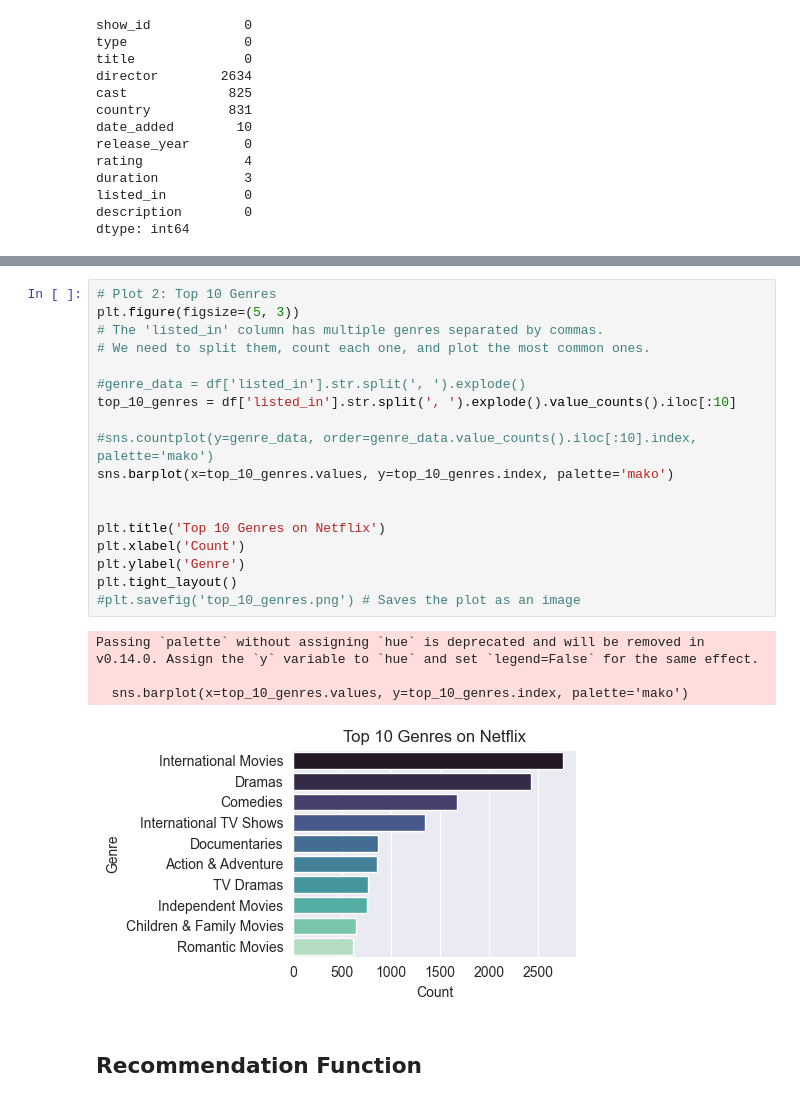
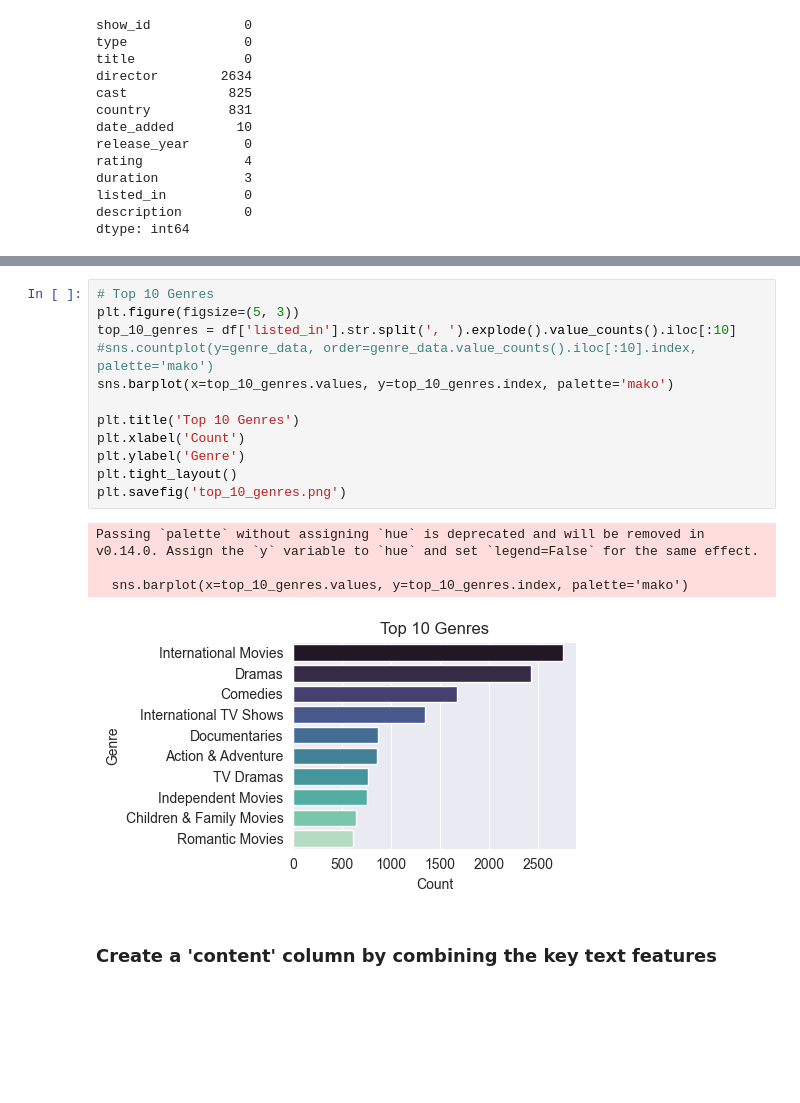
Before and after one commit to nickpucci-ops/MovieTVShowRecommendor, a Jupyter notebook: data_analysis.ipynb, the cells around one changed output, grey strips where cells are left out. Saved outputs shown, nothing was run; the diff lists cells and outputs as text; blank space fills up the shorter version.

Commit message:
Uploading latest notebook, cleaner +visuals

```diff
--- a/data_analysis.ipynb
+++ b/data_analysis.ipynb
@@ -111,27 +68,21 @@ Text(0, 0.5, 'Count')
 [figure]
 # %%
-# Plot 2: Top 10 Genres
+# Top 10 Genres
 plt.figure(figsize=(5, 3))
-# The 'listed_in' column has multiple genres separated by commas.
-# We need to split them, count each one, and plot the most common ones.
-
-#genre_data = df['listed_in'].str.split(', ').explode()
 top_10_genres = df['listed_in'].str.split(', ').explode().value_counts().iloc[:10]
-
 #sns.countplot(y=genre_data, order=genre_data.value_counts().iloc[:10].index, palette='mako')
 sns.barplot(x=top_10_genres.values, y=top_10_genres.index, palette='mako')
 
-
-plt.title('Top 10 Genres on Netflix')
+plt.title('Top 10 Genres')
 plt.xlabel('Count')
 plt.ylabel('Genre')
 plt.tight_layout()
-#plt.savefig('top_10_genres.png') # Saves the plot as an image
+plt.savefig('top_10_genres.png')
 # %% [output]
 Passing `palette` without assigning `hue` is deprecated and will be removed in v0.14.0. Assign the `y` variable to `hue` and set `legend=False` for the same effect.
 
   sns.barplot(x=top_10_genres.values, y=top_10_genres.index, palette='mako')
-[figure, old version]
+[figure, new version]
-# %% [markdown]
-## Recommendation Function
+# %% [markdown]
+### Create a 'content' column by combining the key text features
 # %%
```
Also changed, not shown: parts of 30 cells of this notebook.
